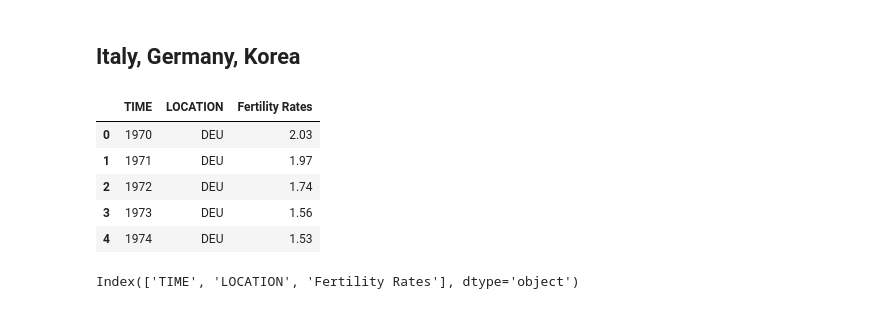
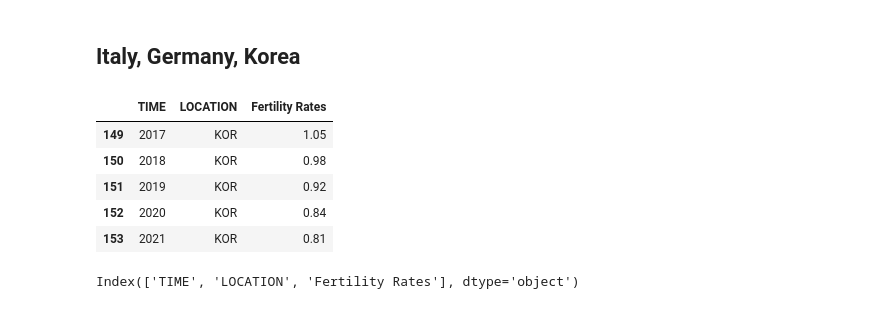
Before and after one commit to ikkjun/Declining_Fertility_Rates, a Jupyter notebook: Declining_Fertility_Rates.ipynb, the cells around one changed output. Cells and saved outputs as stored; diff of their text form; code cells hidden in the pictures.

```diff
--- a/Declining_Fertility_Rates.ipynb
+++ b/Declining_Fertility_Rates.ipynb
@@ -74,14 +74,14 @@ df_wip = pd.read_csv('/Users/ikjuncho/Documents/GitHub/Declining_Fertility_Rates
 # %%
 df_dfr = df_dfr[['TIME', 'LOCATION', 'Value']]
 df_dfr = df_dfr.rename(columns={'Value': 'Fertility Rates'})
-df_dfr.head()
+df_dfr.tail()
 # %% [output]
 |  | TIME | LOCATION | Fertility Rates |
-| 0 | 1970 | DEU | 2.03 |
-| 1 | 1971 | DEU | 1.97 |
-| 2 | 1972 | DEU | 1.74 |
-| 3 | 1973 | DEU | 1.56 |
-| 4 | 1974 | DEU | 1.53 |
+| 149 | 2017 | KOR | 1.05 |
+| 150 | 2018 | KOR | 0.98 |
+| 151 | 2019 | KOR | 0.92 |
+| 152 | 2020 | KOR | 0.84 |
+| 153 | 2021 | KOR | 0.81 |
 # %%
 df_dfr.columns
 # %% [output]
```
Also changed, not shown: parts of 12 cells of this notebook.
